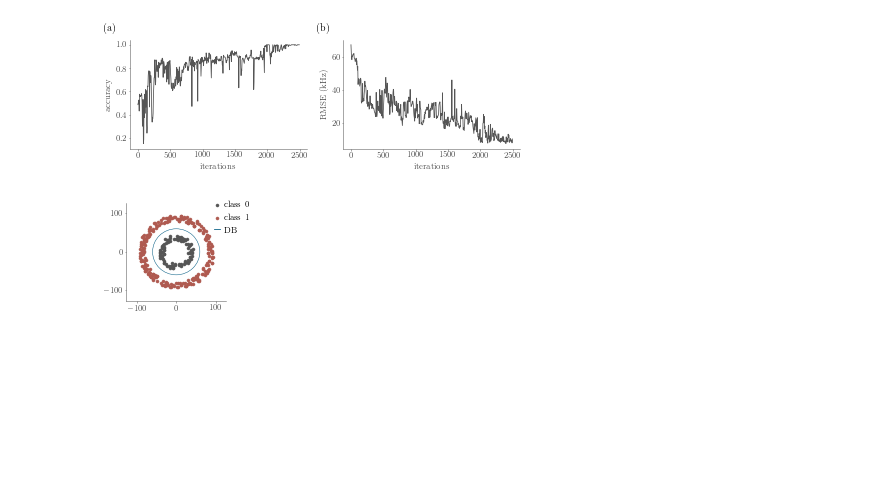
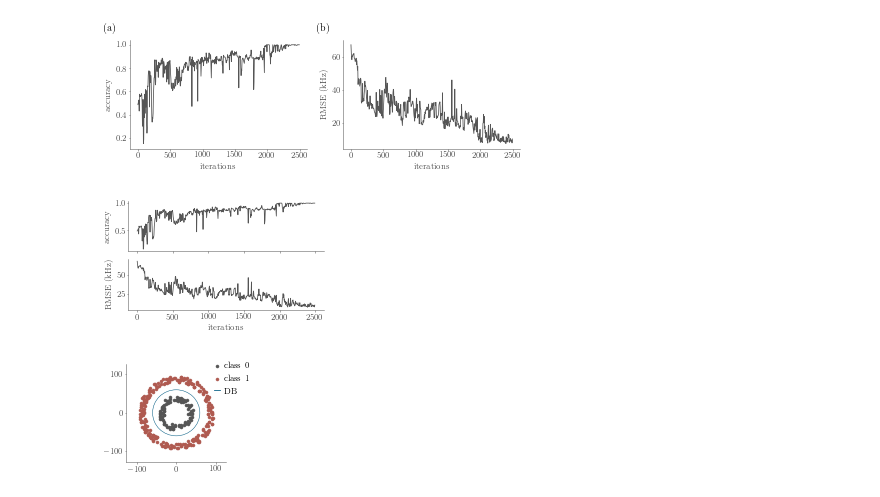
Before and after one commit to simeka/masterthesis, a Jupyter notebook: figures/Circles Plots.ipynb, the cells around one changed output. Drawn from its saved outputs; the diff is of its cells as text; code cells hidden in the pictures; blank space fills up the shorter version.

Commit message:
add circles plot for presentation

```diff
--- a/figures/Circles Plots.ipynb
+++ b/figures/Circles Plots.ipynb
@@ -200,6 +200,29 @@ plt.savefig("circles_learning_performance.pgf", bbox_inches="tight", transparent
 plt.savefig("circles_learning_performance.png", bbox_inches="tight", transparent=True)
 # %% [output]
 [figure]
+# %%
+cutoff_acc = accuracy[:2500//5]
+cutoff_rmse = rmse[:2500//5]
+real_epochs = np.array(range(len(cutoff_acc)))*5
+fig1, axes = plt.subplots(nrows=2, figsize=(3.5,2), sharex=True)
+axes[0].plot(real_epochs, cutoff_acc)
+axes[0].set_ylabel("accuracy")
+#axes[0].set_xlabel("Steps")
+axes[1].plot(real_epochs, cutoff_rmse)
+axes[1].set_ylabel("RMSE (kHz)")
+axes[1].set_xlabel("iterations")
+#for text, ax in zip(["(a)", "(b)"], axes):
+    #    ax.text(-0.15, 1.15, text, transform=ax.transAxes, va='top',
+    #             fontweight="bold")
+    #ax.set_xlim=(0,10)
+axes[1].set_xlabel("iterations")
+#ig1.suptitle("Learning Performance")
+plt.subplots_adjust(hspace=0.15)
+plt.savefig("circles_learning_performance_v2.pgf", bbox_inches="tight", transparent=True)
+
+plt.savefig("circles_learning_performance_v2.png", bbox_inches="tight", transparent=True)
+# %% [output]
+[figure, added]
 # %%
 import matplotlib.patches as mpatches
 from matplotlib.lines import Line2D
```
Also changed, not shown: 2 other files.
